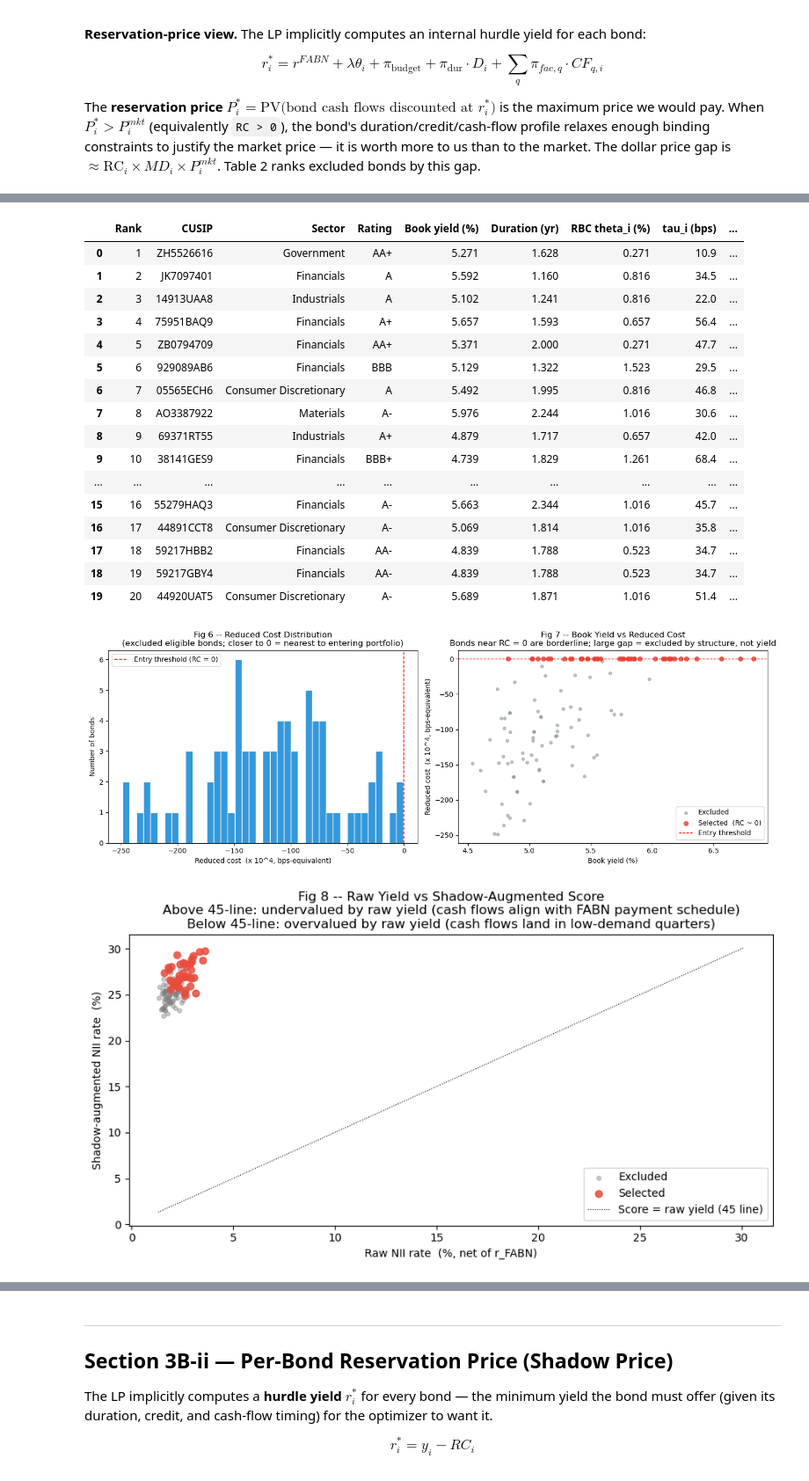
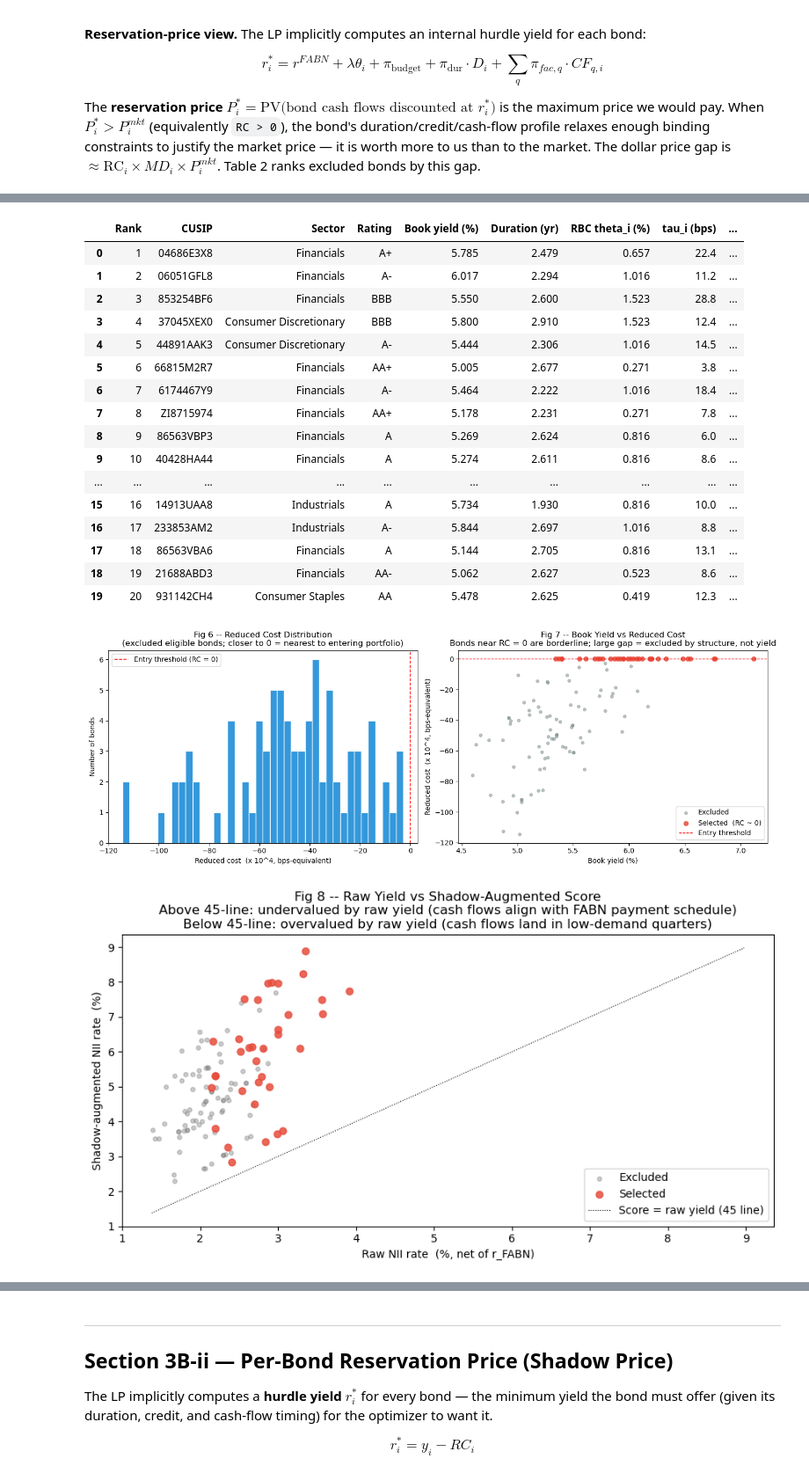
Before and after one commit to tutur787/Pyxidr-Capstone-Project, a Jupyter notebook: Optimization/FABN_Optimizer_SAP_Shadow_SWAP.ipynb, the cells around one changed output, grey strips where cells are left out. Shown at 88% size. Cells and saved outputs as stored; diff of their text form; code cells hidden in the pictures.

```diff
--- a/Optimization/FABN_Optimizer_SAP_Shadow_SWAP.ipynb
+++ b/Optimization/FABN_Optimizer_SAP_Shadow_SWAP.ipynb
@@ -127,7 +127,7 @@ amort_inc   = pipeline["amort_inc"]     # statutory A_i (amortization/accretion
 spread      = pipeline["spread"]        # OAS spread (kept for reporting / comparison)
 durs        = pipeline["durs"]          # modified duration (years)
 theta       = pipeline["theta"]         # RBC factor f_i (C-1)
-tau         = pipeline["tau"]*10           # bid-ask half-spread transaction cost (decimal)
+tau         = pipeline["tau"]           # bid-ask half-spread transaction cost (decimal)
 price       = pipeline["price"]         # mid price per 100 face (book value)
 h_curr      = pipeline["h_curr"]        # current allocation ($)
 
@@ -135,12 +135,21 @@ qtr_bond_cf = pipeline["qtr_bond_cf"]   # (Q, N) asset cash flows
 qtr_fabn_cf = pipeline["qtr_fabn_cf"]   # (Q,)  FABN liability cash flows
 qtr_idx     = pipeline["qtr_idx"]
 
+# Truncate quarterly grid to FABN maturity horizon
+_fabn_qtr   = pd.Period(_FABN_MATURITY, freq="Q")
+_keep       = qtr_idx <= _fabn_qtr
+qtr_bond_cf = qtr_bond_cf[_keep]
+qtr_fabn_cf = qtr_fabn_cf[_keep]
+qtr_idx     = qtr_idx[_keep]
+Q_full      = pipeline["Q"]
+Q           = len(qtr_idx)
+
 H           = pipeline["H"]             # total budget ($)
 r_FABN      = pipeline["r_FABN"]        # FABN funding rate (annual)
 D_FABN      = pipeline["D_FABN"]        # liability modified duration (yrs)
 RBC_bar     = pipeline["RBC_bar"]       # required-capital multiplier on RBC
 eps_D       = pipeline["eps_D"]         # duration band tolerance (yrs)
 
-print(f"Pipeline loaded: N={N}, Q={Q}  |  date {optimization_date.date()}")
+print(f"Pipeline loaded: N={N}, Q={Q_full} -> {Q} (truncated to {qtr_idx[-1]})  |  date {optimization_date.date()}")
 print(f"Book yield mean {book_yield.mean()*100:.2f}%  |  tau mean {tau.mean()*1e4:.1f} bps")
 # %% [output]
@@ -502,8 +511,31 @@ else:
     # -- 2. Reduced costs of bond allocation variables h[i] -------------------
     rc = np.array([h[i].RC for i in range(N)])
 
+    # -- 2b. Marginal $ with NO issuer/diversification caps -----------------
+    #        Same exercise as the Budget shadow price, but relax ONLY the
+    #        issuer concentration caps (conc_*).  KEEP the duration band and
+    #        the PV-shortfall cap, so the duration-relief value that makes the
+    #        budget dollar worth pi_budget is preserved -- only diversification
+    #        is freed.  Re-solve and read the new budget dual.  The returned
+    #        principal is reinvested by the model's facility block automatically
+    #        (same basis as pi_budget); a sub-funding bond is never chosen at
+    #        the margin, so the "reinvestment bucket" floor is implicit.
+    _m2 = model.copy()
+    _m2.Params.OutputFlag = 0
+    for _iss in issuer_groups:
+        _m2.getConstrByName(f"conc_{_iss}").RHS = GRB.INFINITY   # drop issuer caps ONLY
+    _m2.optimize()
+    if _m2.Status == GRB.OPTIMAL:
+        pi_unconstr  = _m2.getConstrByName("budget").Pi
+        _h2          = np.array([_m2.getVarByName(f"h[{i}]").X for i in range(N)])
+        best_i       = int(np.argmax(_h2 - h_opt))      # where the freed dollar flows
+        _best_status = "held" if h_opt[best_i] > 1.0 else "new (was capped out)"
+    else:
+        pi_unconstr  = float("nan"); best_i = 0; _best_status = "re-solve failed"
+
     # -- 3. TABLE 1: Constraint Shadow Price Report ---------------------------
     def _yn(v): return "Yes" if abs(v) > 1e-6 else "No"
+    pd.set_option("display.max_colwidth", None)   # show full Reading text (no "..." truncation)
 
     t1 = pd.DataFrame([
         {
@@ -511,6 +543,13 @@ else:
             "Shadow price" : f"${pi_budget:+,.4f} / $1",
             "Binding?"     : "Equality",
             "Reading"      : f"$1 more capital -> ${pi_budget:,.4f} more net NII",
+        },
+        {
+            "Constraint"   : "Marginal $  (no issuer/diversification caps)",
+            "Shadow price" : f"${pi_unconstr:+,.4f} / $1",
+            "Binding?"     : "n/a",
+            "Reading"      : (f"vs ${pi_budget:.4f} constrained -> dropping issuer caps is worth "
+                              f"${pi_unconstr - pi_budget:+,.4f}/$1; freed $ -> {CUSIPS[best_i]} [{_best_status}]"),
         },
         {
             "Constraint"   : f"Duration upper  (<= {eps_D} yr x H)",
@@ -716,28 +756,28 @@ Tightest funding quarter: 2033Q1  (shadow price -0.0000)
 
 ====================================================================
   TABLE 2 -- NEAR-MISS BONDS
   Ranked by reduced cost: y_i - r*_hurdle (positive -> reservation price > market price).
   'Price gap': RC * MD * Price ($/100 face) -- value above market price to us.
 ====================================================================
 |  | Rank | CUSIP | Sector | Rating | Book yield (%) | Duration (yr) | RBC theta_i (%) | tau_i (bps) | ... |
-| 0 | 1 | ZH5526616 | Government | AA+ | 5.271 | 1.628 | 0.271 | 10.9 | ... |
-| 1 | 2 | JK7097401 | Financials | A | 5.592 | 1.160 | 0.816 | 34.5 | ... |
-| 2 | 3 | 14913UAA8 | Industrials | A | 5.102 | 1.241 | 0.816 | 22.0 | ... |
-| 3 | 4 | 75951BAQ9 | Financials | A+ | 5.657 | 1.593 | 0.657 | 56.4 | ... |
-| 4 | 5 | ZB0794709 | Financials | AA+ | 5.371 | 2.000 | 0.271 | 47.7 | ... |
-| 5 | 6 | 929089AB6 | Financials | BBB | 5.129 | 1.322 | 1.523 | 29.5 | ... |
-| 6 | 7 | 05565ECH6 | Consumer Discretionary | A | 5.492 | 1.995 | 0.816 | 46.8 | ... |
-| 7 | 8 | AO3387922 | Materials | A- | 5.976 | 2.244 | 1.016 | 30.6 | ... |
-| 8 | 9 | 69371RT55 | Industrials | A+ | 4.879 | 1.717 | 0.657 | 42.0 | ... |
-| 9 | 10 | 38141GES9 | Financials | BBB+ | 4.739 | 1.829 | 1.261 | 68.4 | ... |
+| 0 | 1 | 04686E3X8 | Financials | A+ | 5.785 | 2.479 | 0.657 | 22.4 | ... |
+| 1 | 2 | 06051GFL8 | Financials | A- | 6.017 | 2.294 | 1.016 | 11.2 | ... |
+| 2 | 3 | 853254BF6 | Financials | BBB | 5.550 | 2.600 | 1.523 | 28.8 | ... |
+| 3 | 4 | 37045XEX0 | Consumer Discretionary | BBB | 5.800 | 2.910 | 1.523 | 12.4 | ... |
+| 4 | 5 | 44891AAK3 | Consumer Discretionary | A- | 5.444 | 2.306 | 1.016 | 14.5 | ... |
+| 5 | 6 | 66815M2R7 | Financials | AA+ | 5.005 | 2.677 | 0.271 | 3.8 | ... |
+| 6 | 7 | 6174467Y9 | Financials | A- | 5.464 | 2.222 | 1.016 | 18.4 | ... |
+| 7 | 8 | ZI8715974 | Financials | AA+ | 5.178 | 2.231 | 0.271 | 7.8 | ... |
+| 8 | 9 | 86563VBP3 | Financials | A | 5.269 | 2.624 | 0.816 | 6.0 | ... |
+| 9 | 10 | 40428HA44 | Financials | A | 5.274 | 2.611 | 0.816 | 8.6 | ... |
 | ... | ... | ... | ... | ... | ... | ... | ... | ... | ... |
-| 15 | 16 | 55279HAQ3 | Financials | A- | 5.663 | 2.344 | 1.016 | 45.7 | ... |
-| 16 | 17 | 44891CCT8 | Consumer Discretionary | A- | 5.069 | 1.814 | 1.016 | 35.8 | ... |
-| 17 | 18 | 59217HBB2 | Financials | AA- | 4.839 | 1.788 | 0.523 | 34.7 | ... |
-| 18 | 19 | 59217GBY4 | Financials | AA- | 4.839 | 1.788 | 0.523 | 34.7 | ... |
-| 19 | 20 | 44920UAT5 | Consumer Discretionary | A- | 5.689 | 1.871 | 1.016 | 51.4 | ... |
+| 15 | 16 | 14913UAA8 | Industrials | A | 5.734 | 1.930 | 0.816 | 10.0 | ... |
+| 16 | 17 | 233853AM2 | Industrials | A- | 5.844 | 2.697 | 1.016 | 8.8 | ... |
+| 17 | 18 | 86563VBA6 | Financials | A | 5.144 | 2.705 | 0.816 | 13.1 | ... |
+| 18 | 19 | 21688ABD3 | Financials | AA- | 5.062 | 2.627 | 0.523 | 8.6 | ... |
+| 19 | 20 | 931142CH4 | Consumer Staples | AA | 5.478 | 2.625 | 0.419 | 12.3 | ... |
-[figure, old version]
+[figure, new version]
-[figure, old version]
+[figure, new version]
 [Shadow score = book_yield_net + sum_q pi_facility[q] * CF_bond[q,i]]
 Bonds above the 45-degree line contribute more than their yield implies because
 their cash flows land in quarters where the lending facility needs them most.
```
Also changed, not shown: parts of 15 cells of this notebook, 19 other files.
